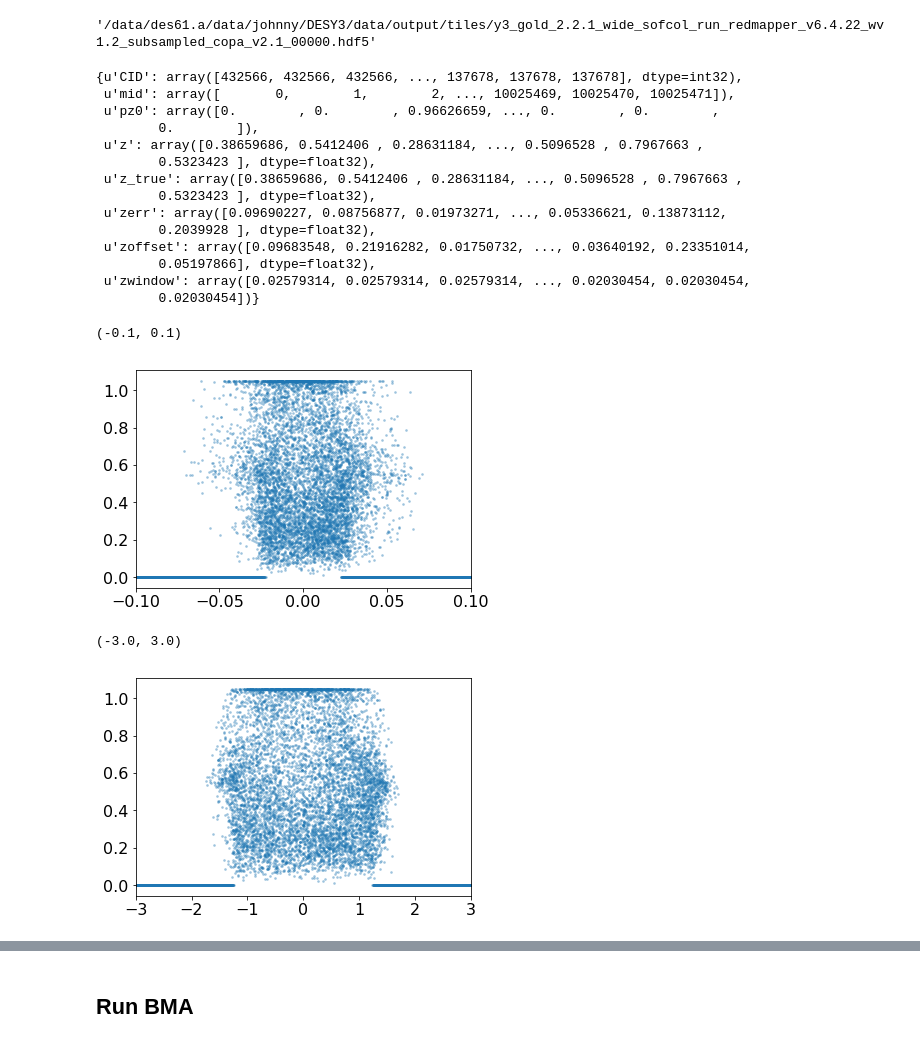
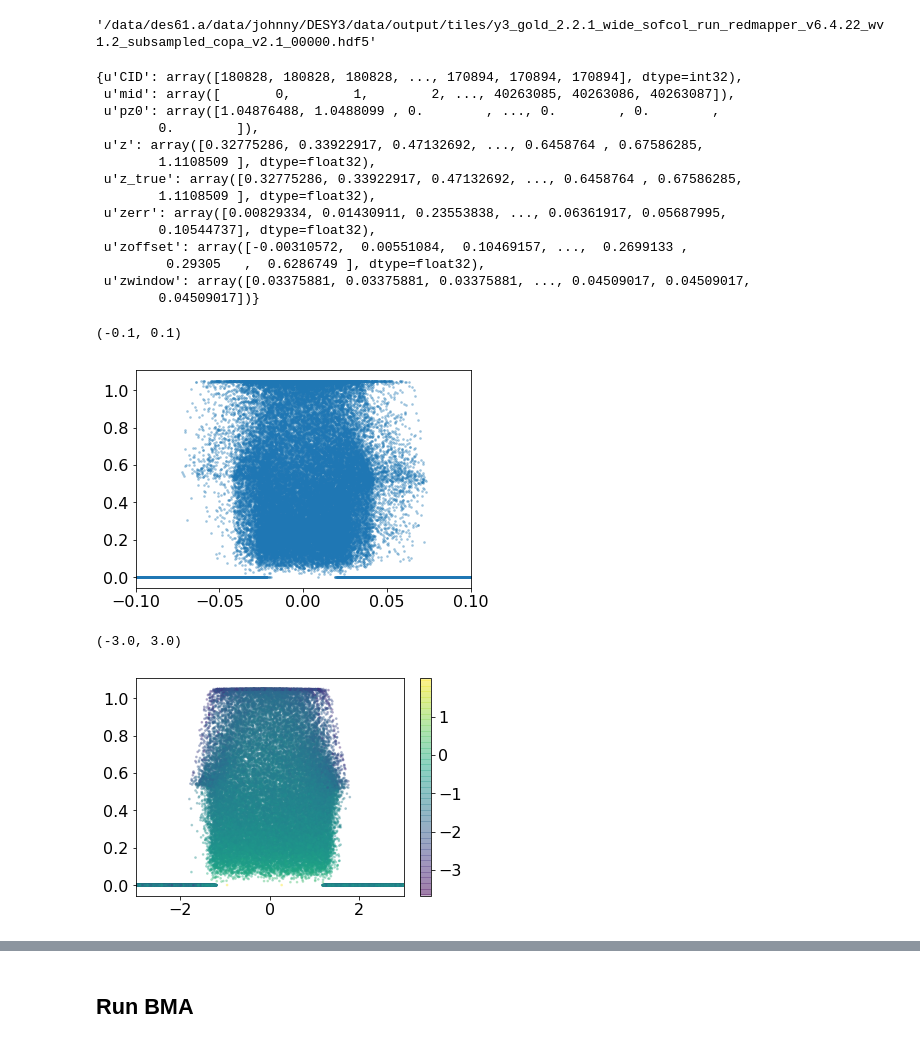
Before and after one commit to estevesjh/CopacabanaRuns, a Jupyter notebook: analysis/runs/prepareInputFiles.ipynb, the cells around one changed output, grey strips where cells are left out. Drawn from its saved outputs; the diff is of its cells as text; code cells hidden in the pictures.

```diff
--- a/analysis/runs/prepareInputFiles.ipynb
+++ b/analysis/runs/prepareInputFiles.ipynb
@@ -341,30 +313,30 @@ copa.master_fname_tile_list[0]
 # %% [output]
 '/data/des61.a/data/johnny/DESY3/data/output/tiles/y3_gold_2.2.1_wide_sofcol_run_redmapper_v6.4.22_wv1.2_subsampled_copa_v2.1_00000.hdf5'
 # %%
-out = read_hdf5_file_to_dict(copa.master_fname_tile_list[0],cols=['redshift','z','zerr'],path='members/main/')
+out = read_hdf5_file_to_dict(copa.master_fname_tile_list[3],cols=['RA','DEC','redshift','z','zerr'],path='members/main/')
 # %%
 zcls= out['redshift']
 z   = out['z']
 zerr= out['zerr']
 # %%
-out2= read_hdf5_file_to_dict(copa.master_fname_tile_list[0],cols=None,path='members/dnf/')
+out2= read_hdf5_file_to_dict(copa.master_fname_tile_list[3],cols=None,path='members/dnf/')
 # %%
 out2
 # %% [output]
-{u'CID': array([432566, 432566, 432566, ..., 137678, 137678, 137678], dtype=int32),
- u'mid': array([       0,        1,        2, ..., 10025469, 10025470, 10025471]),
- u'pz0': array([0.        , 0.        , 0.96626659, ..., 0.        , 0.        ,
+{u'CID': array([180828, 180828, 180828, ..., 170894, 170894, 170894], dtype=int32),
+ u'mid': array([       0,        1,        2, ..., 40263085, 40263086, 40263087]),
+ u'pz0': array([1.04876488, 1.0488099 , 0.        , ..., 0.        , 0.        ,
         0.        ]),
- u'z': array([0.38659686, 0.5412406 , 0.28631184, ..., 0.5096528 , 0.7967663 ,
-        0.5323423 ], dtype=float32),
- u'z_true': array([0.38659686, 0.5412406 , 0.28631184, ..., 0.5096528 , 0.7967663 ,
-        0.5323423 ], dtype=float32),
- u'zerr': array([0.09690227, 0.08756877, 0.01973271, ..., 0.05336621, 0.13873112,
-        0.2039928 ], dtype=float32),
- u'zoffset': array([0.09683548, 0.21916282, 0.01750732, ..., 0.03640192, 0.23351014,
-        0.05197866], dtype=float32),
- u'zwindow': array([0.02579314, 0.02579314, 0.02579314, ..., 0.02030454, 0.02030454,
-        0.02030454])}
+ u'z': array([0.32775286, 0.33922917, 0.47132692, ..., 0.6458764 , 0.67586285,
+        1.1108509 ], dtype=float32),
+ u'z_true': array([0.32775286, 0.33922917, 0.47132692, ..., 0.6458764 , 0.67586285,
+        1.1108509 ], dtype=float32),
+ u'zerr': array([0.00829334, 0.01430911, 0.23553838, ..., 0.06361917, 0.05687995,
+        0.10544737], dtype=float32),
+ u'zoffset': array([-0.00310572,  0.00551084,  0.10469157, ...,  0.2699133 ,
+         0.29305   ,  0.6286749 ], dtype=float32),
+ u'zwindow': array([0.03375881, 0.03375881, 0.03375881, ..., 0.04509017, 0.04509017,
+        0.04509017])}
 # %%
 zo = np.array(out2['zoffset'])
 z2 = zo/np.array(out2['zwindow'])
@@ -374,10 +346,11 @@ plt.scatter(zo[::100],p0[::100],s=3,alpha=0.3)
 plt.xlim(-.1,.1)
 # %% [output]
 (-0.1, 0.1)
-[figure, old version]
+[figure, new version]
 # %%
-plt.scatter(z2[::100],p0[::100],s=3,alpha=0.3)
+plt.scatter(z2[::100],p0[::100],c=np.log10(zerr[::100]),s=3,alpha=0.3)
+plt.colorbar()
 plt.xlim(-3.,3.)
 # %% [output]
 (-3.0, 3.0)
-[figure, old version]
+[figure, new version]
```
Also changed, not shown: parts of 27 cells of this notebook, 4 other files.
